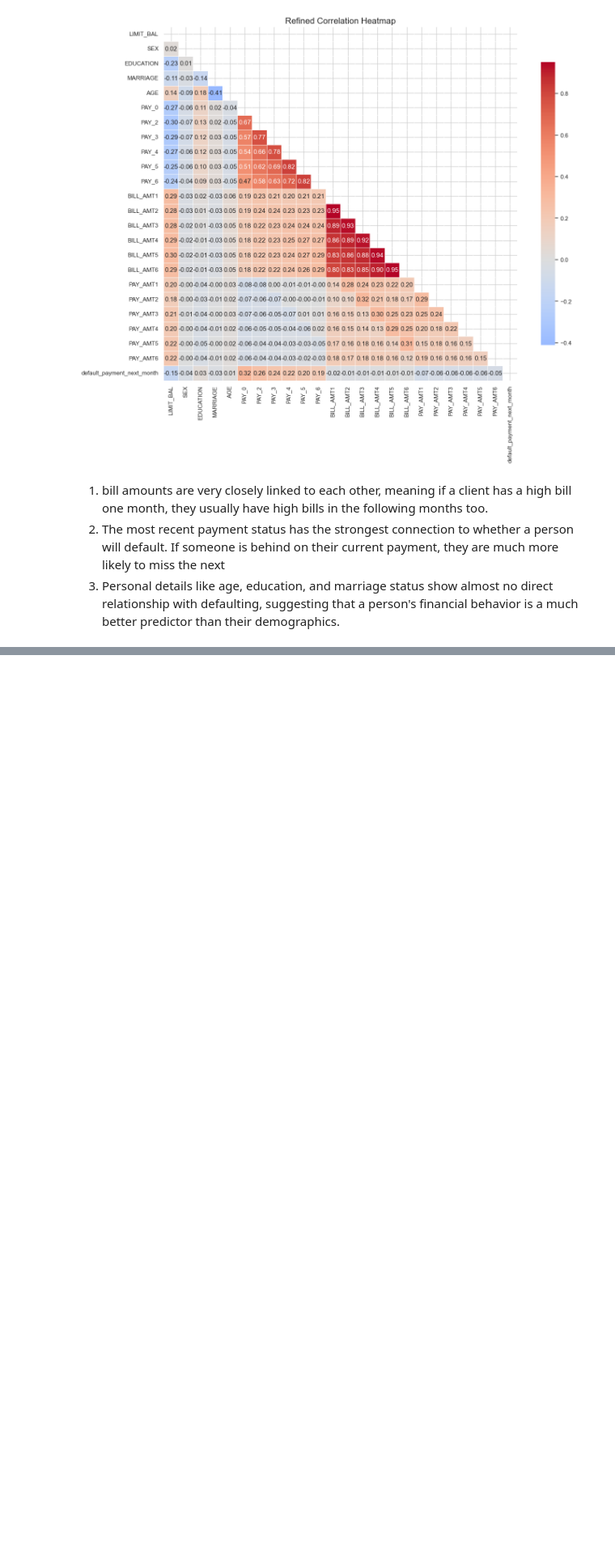
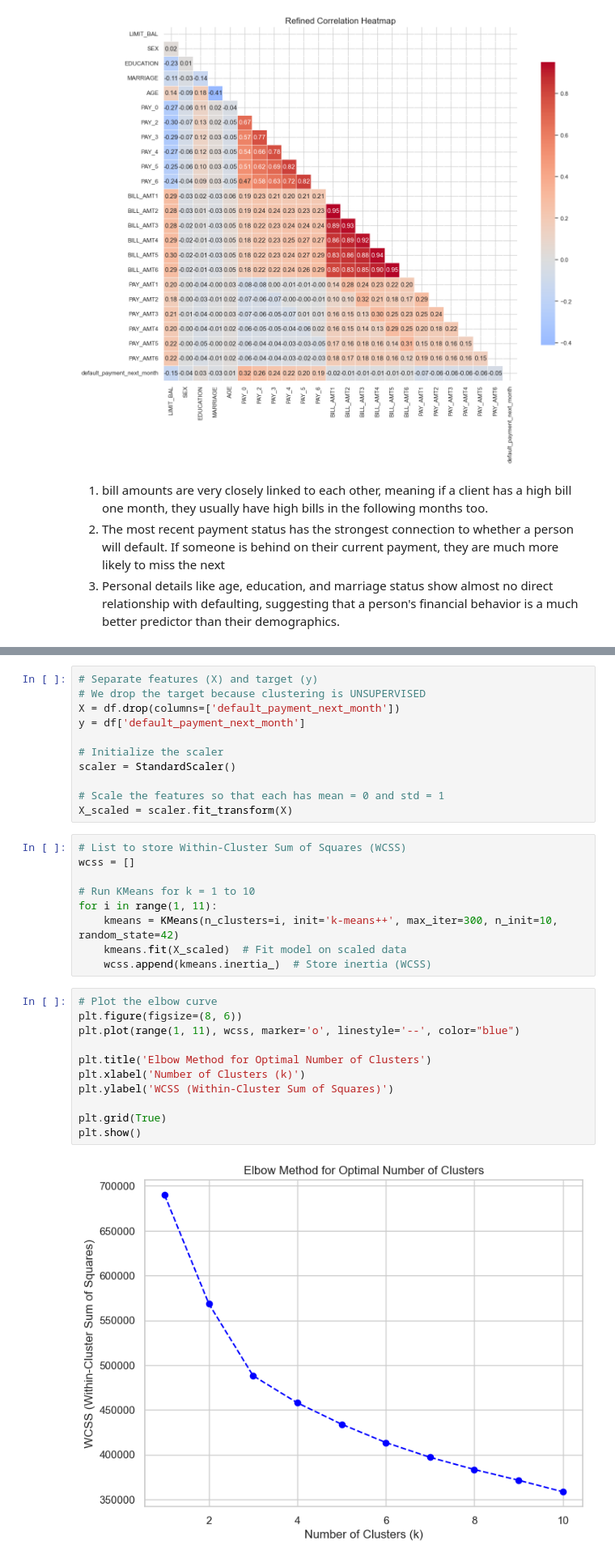
Before and after one commit to Denim951/credit-card-default-prediction, a Jupyter notebook: credit-default-analysis.ipynb, the cells around one changed output, grey strips where cells are left out. Shown at 81% size. Saved outputs shown, nothing was run; the diff lists cells and outputs as text; blank space fills up the shorter version.

Commit message:
Added K Means Clustering.

```diff
--- a/credit-default-analysis.ipynb
+++ b/credit-default-analysis.ipynb
@@ -351,0 +346,33 @@ plt.show()
+# %%
+# Separate features (X) and target (y)
+# We drop the target because clustering is UNSUPERVISED
+X = df.drop(columns=['default_payment_next_month'])
+y = df['default_payment_next_month']
+
+# Initialize the scaler
+scaler = StandardScaler()
+
+# Scale the features so that each has mean = 0 and std = 1
+X_scaled = scaler.fit_transform(X)
+# %%
+# List to store Within-Cluster Sum of Squares (WCSS)
+wcss = []
+
+# Run KMeans for k = 1 to 10
+for i in range(1, 11):
+    kmeans = KMeans(n_clusters=i, init='k-means++', max_iter=300, n_init=10, random_state=42)
+    kmeans.fit(X_scaled)  # Fit model on scaled data
+    wcss.append(kmeans.inertia_)  # Store inertia (WCSS)
+# %%
+# Plot the elbow curve
+plt.figure(figsize=(8, 6))
+plt.plot(range(1, 11), wcss, marker='o', linestyle='--', color="blue")
+
+plt.title('Elbow Method for Optimal Number of Clusters')
+plt.xlabel('Number of Clusters (k)')
+plt.ylabel('WCSS (Within-Cluster Sum of Squares)')
+
+plt.grid(True)
+plt.show()
+# %% [output]
+[figure, added]
```
Also changed, not shown: parts of 17 cells of this notebook.
